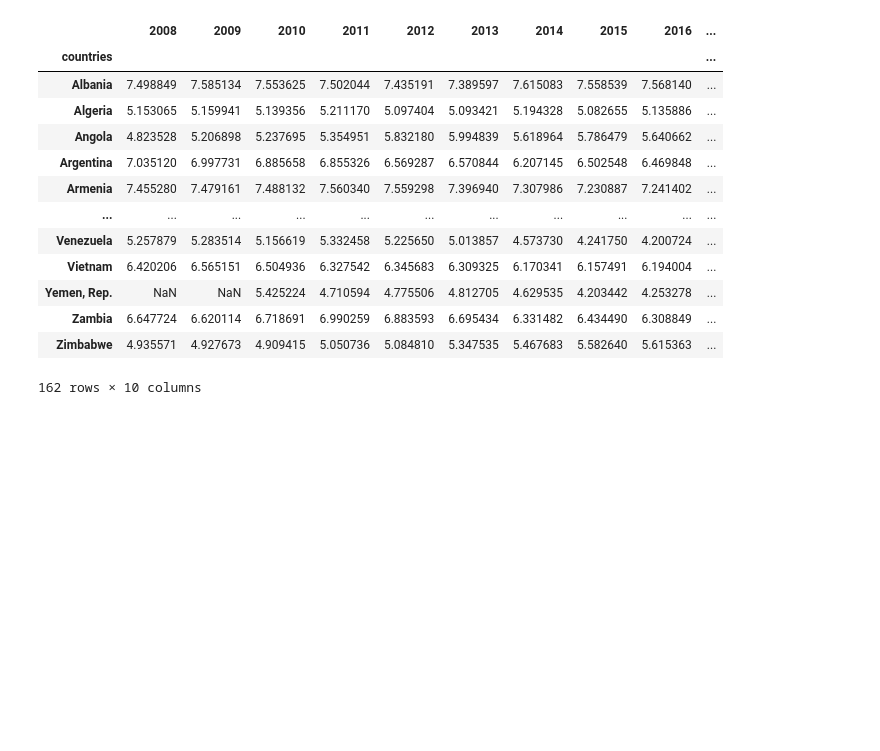
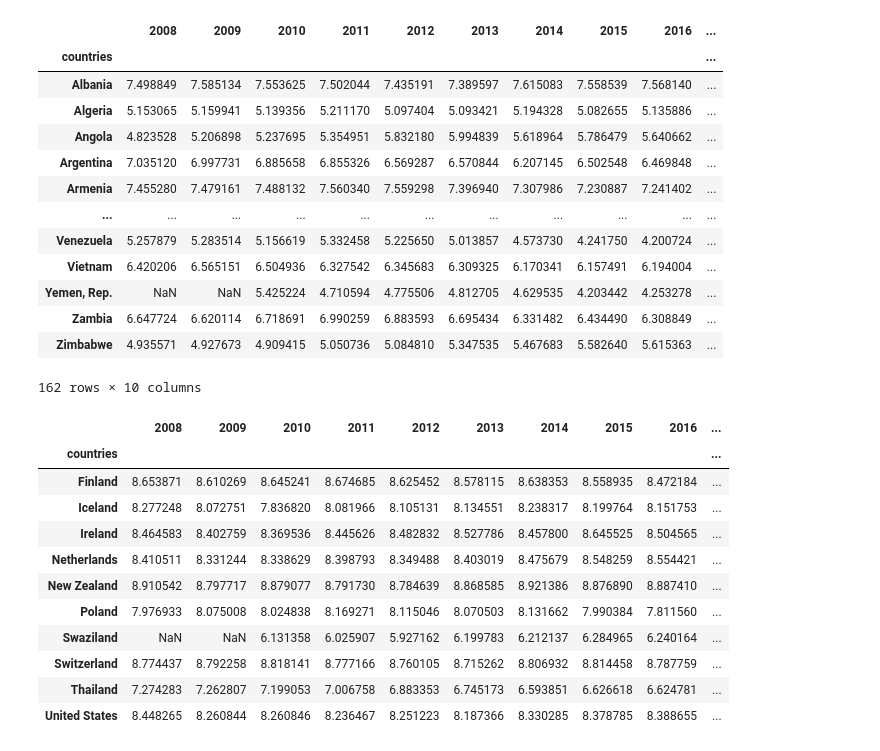
Before and after one commit to shamrockbandit/Project1_repo, a Jupyter notebook: readFreeData.ipynb, the cells around one changed output. Saved outputs shown, nothing was run; the diff lists cells and outputs as text; code cells hidden in the pictures; blank space fills up the shorter version.

```diff
--- a/readFreeData.ipynb
+++ b/readFreeData.ipynb
@@ -317,3 +370,28 @@ country_hfscore_pivot_df
 | Zambia | 6.647724 | 6.620114 | 6.718691 | 6.990259 | 6.883593 | 6.695434 | 6.331482 | 6.434490 | 6.308849 | ... |
 | Zimbabwe | 4.935571 | 4.927673 | 4.909415 | 5.050736 | 5.084810 | 5.347535 | 5.467683 | 5.582640 | 5.615363 | ... |
 162 rows × 10 columns
+# %%
+# filter the pivot by some coutries
+country = "land"
+#mask1 = country_hfscore_pivot_df['countries'].str.contains(country)
+mask1 = country_hfscore_pivot_df.index.str.contains("land")
+mask2 = country_hfscore_pivot_df.index.str.contains("States")
+#countries = ['Finland', 'United States']
+#mask2 = country_hfscore_pivot_df['countries'].isin([countries)
+#print(mask1)
+
+stage = country_hfscore_pivot_df[mask1 | mask2]
+stage
+# %% [output]
+|  | 2008 | 2009 | 2010 | 2011 | 2012 | 2013 | 2014 | 2015 | 2016 | ... |
+| countries |  |  |  |  |  |  |  |  |  | ... |
+| Finland | 8.653871 | 8.610269 | 8.645241 | 8.674685 | 8.625452 | 8.578115 | 8.638353 | 8.558935 | 8.472184 | ... |
+| Iceland | 8.277248 | 8.072751 | 7.836820 | 8.081966 | 8.105131 | 8.134551 | 8.238317 | 8.199764 | 8.151753 | ... |
+| Ireland | 8.464583 | 8.402759 | 8.369536 | 8.445626 | 8.482832 | 8.527786 | 8.457800 | 8.645525 | 8.504565 | ... |
+| Netherlands | 8.410511 | 8.331244 | 8.338629 | 8.398793 | 8.349488 | 8.403019 | 8.475679 | 8.548259 | 8.554421 | ... |
+| New Zealand | 8.910542 | 8.797717 | 8.879077 | 8.791730 | 8.784639 | 8.868585 | 8.921386 | 8.876890 | 8.887410 | ... |
+| Poland | 7.976933 | 8.075008 | 8.024838 | 8.169271 | 8.115046 | 8.070503 | 8.131662 | 7.990384 | 7.811560 | ... |
+| Swaziland | NaN | NaN | 6.131358 | 6.025907 | 5.927162 | 6.199783 | 6.212137 | 6.284965 | 6.240164 | ... |
+| Switzerland | 8.774437 | 8.792258 | 8.818141 | 8.777166 | 8.760105 | 8.715262 | 8.806932 | 8.814458 | 8.787759 | ... |
+| Thailand | 7.274283 | 7.262807 | 7.199053 | 7.006758 | 6.883353 | 6.745173 | 6.593851 | 6.626618 | 6.624781 | ... |
+| United States | 8.448265 | 8.260844 | 8.260846 | 8.236467 | 8.251223 | 8.187366 | 8.330285 | 8.378785 | 8.388655 | ... |
```
Also changed, not shown: parts of 11 cells of this notebook, 2 other files.
